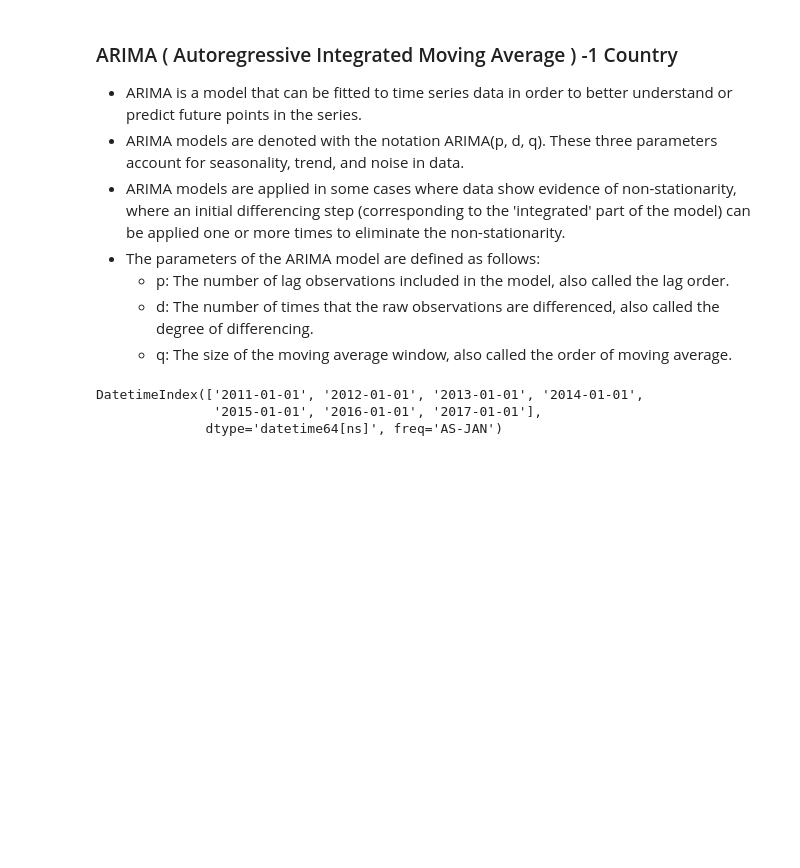
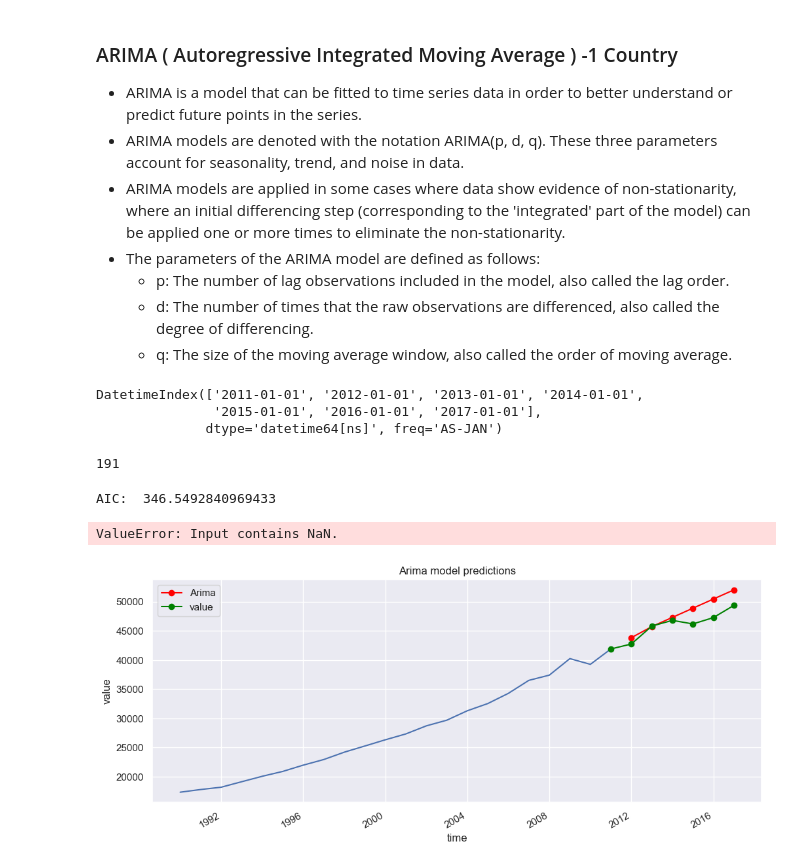
Before and after one commit to Mfundo-debug/time-series, a Jupyter notebook: time-series.ipynb, the cells around one changed output. Saved outputs shown, nothing was run; the diff lists cells and outputs as text; code cells hidden in the pictures; blank space fills up the shorter version.

```diff
--- a/time-series.ipynb
+++ b/time-series.ipynb
@@ -257,3 +257,35 @@ index_7_years
 DatetimeIndex(['2011-01-01', '2012-01-01', '2013-01-01', '2014-01-01',
                '2015-01-01', '2016-01-01', '2017-01-01'],
               dtype='datetime64[ns]', freq='AS-JAN')
+# %%
+len(X_train['country'].unique())
+# %% [output]
+191
+# %%
+#remove NAN values from column values
+data = data.dropna(subset=['value'])
+#remove NaN values from column value
+au_v['value'] = au_v['value'].fillna(0)
+# %%
+#run the ARIMA model with random numbers
+model_arima = ARIMA(au2, order=(0,2,3))
+#save arima preds
+fcast1 = model_arima.fit().forecast(steps=7)
+#pass the same index as others
+fcast1 = pd.Series(fcast1, index=index_7_years)
+fcast1 = fcast1.rename('Arima')
+
+#plot the predictions
+plt.figure(figsize=(12,5), dpi=100)
+chart = sns.lineplot(x='time', y='value', data=au)
+chart.set_title('Arima model predictions')
+fcast1.plot(ax=chart, color='red', marker='o', legend=True)
+au_v2.plot(ax=chart, color='green', marker='o', legend=True)
+#print the AI
+print('AIC: ', model_arima.fit().aic)
+#MSE
+print('MSE of ARIMA is: ', mean_squared_error(au_v['value'].values, fcast1.values, squared=False))
+# %% [output]
+AIC:  346.5492840969433
+ValueError: Input contains NaN.
+[figure, added]
```
Also changed, not shown: parts of 1 cell of this notebook.
